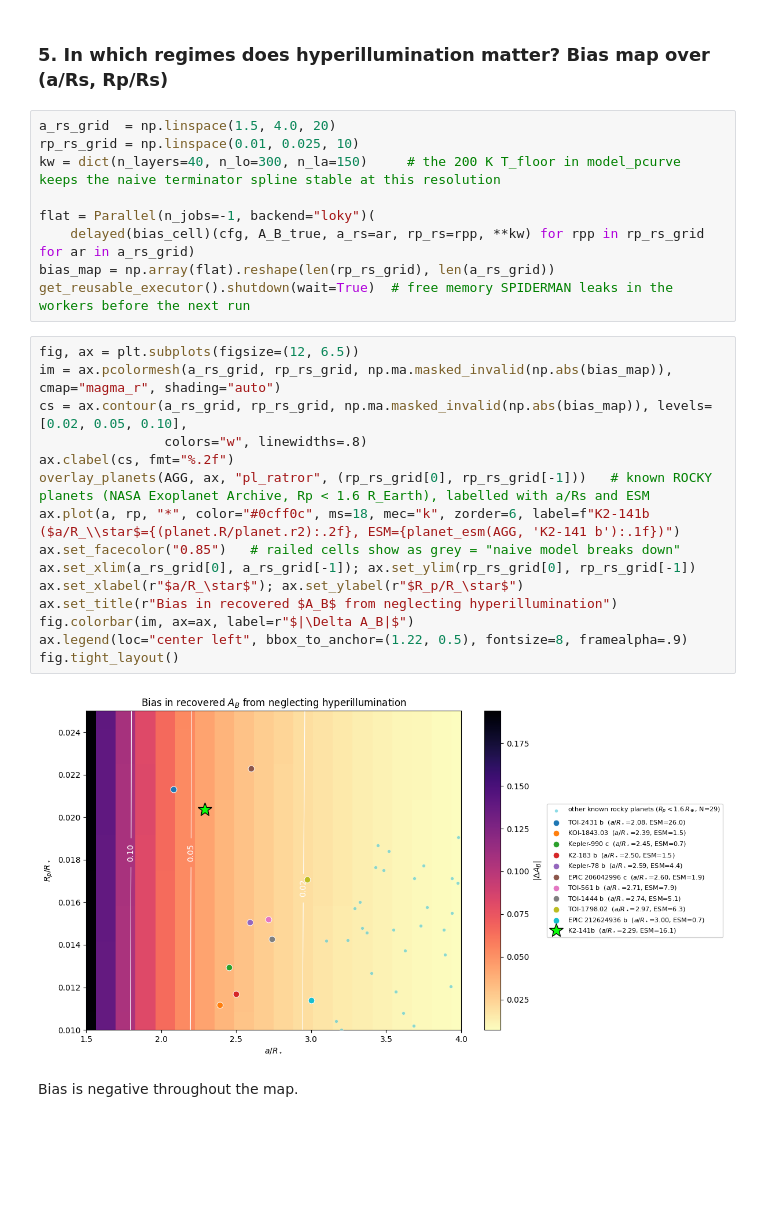
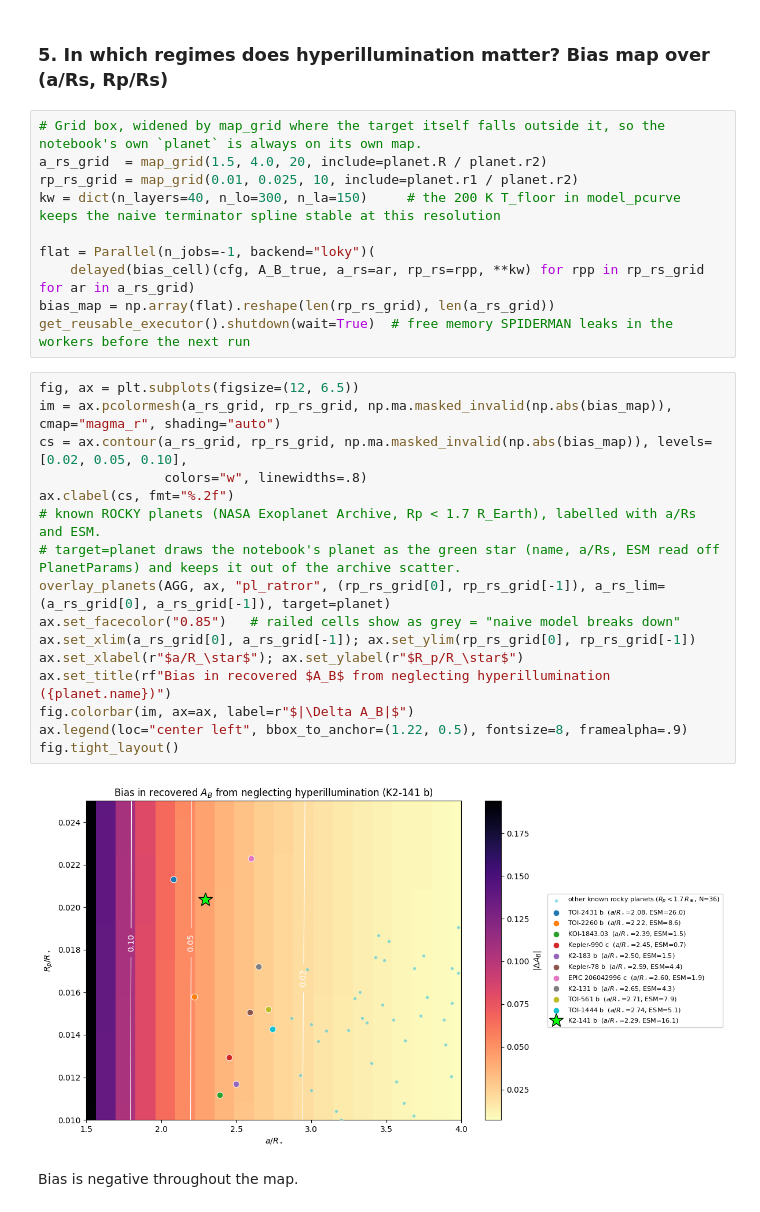
Before and after one commit to JonasSpiller/HyperPhase, a Jupyter notebook: HI PhaseCurve Fitting/AB_Bias.ipynb, the cells around one changed output. Drawn from its saved outputs; the diff is of its cells as text; blank space fills up the shorter version.

```diff
--- a/HI PhaseCurve Fitting/AB_Bias.ipynb
+++ b/HI PhaseCurve Fitting/AB_Bias.ipynb
@@ -281,8 +281,9 @@ In the saturated region on the left the naive model cannot reproduce the truth a
 # %% [markdown]
 ### 5. In which regimes does hyperillumination matter? Bias map over (a/Rs, Rp/Rs)
 # %%
-a_rs_grid  = np.linspace(1.5, 4.0, 20)
-rp_rs_grid = np.linspace(0.01, 0.025, 10)
+# Grid box, widened by map_grid where the target itself falls outside it, so the notebook's own `planet` is always on its own map.
+a_rs_grid  = map_grid(1.5, 4.0, 20, include=planet.R / planet.r2)
+rp_rs_grid = map_grid(0.01, 0.025, 10, include=planet.r1 / planet.r2)
 kw = dict(n_layers=40, n_lo=300, n_la=150)     # the 200 K T_floor in model_pcurve keeps the naive terminator spline stable at this resolution
 
 flat = Parallel(n_jobs=-1, backend="loky")(
@@ -292,19 +293,20 @@ get_reusable_executor().shutdown(wait=True)  # free memory SPIDERMAN leaks in th
 # %%
 fig, ax = plt.subplots(figsize=(12, 6.5))
 im = ax.pcolormesh(a_rs_grid, rp_rs_grid, np.ma.masked_invalid(np.abs(bias_map)), cmap="magma_r", shading="auto")
 cs = ax.contour(a_rs_grid, rp_rs_grid, np.ma.masked_invalid(np.abs(bias_map)), levels=[0.02, 0.05, 0.10],
                 colors="w", linewidths=.8)
 ax.clabel(cs, fmt="%.2f")
-overlay_planets(AGG, ax, "pl_ratror", (rp_rs_grid[0], rp_rs_grid[-1]))   # known ROCKY planets (NASA Exoplanet Archive, Rp < 1.6 R_Earth), labelled with a/Rs and ESM
-ax.plot(a, rp, "*", color="#0cff0c", ms=18, mec="k", zorder=6, label=f"K2-141b  ($a/R_\\star$={(planet.R/planet.r2):.2f}, ESM={planet_esm(AGG, 'K2-141 b'):.1f})")
+# known ROCKY planets (NASA Exoplanet Archive, Rp < 1.7 R_Earth), labelled with a/Rs and ESM.
+# target=planet draws the notebook's planet as the green star (name, a/Rs, ESM read off PlanetParams) and keeps it out of the archive scatter.
+overlay_planets(AGG, ax, "pl_ratror", (rp_rs_grid[0], rp_rs_grid[-1]), a_rs_lim=(a_rs_grid[0], a_rs_grid[-1]), target=planet)
 ax.set_facecolor("0.85")   # railed cells show as grey = "naive model breaks down"
 ax.set_xlim(a_rs_grid[0], a_rs_grid[-1]); ax.set_ylim(rp_rs_grid[0], rp_rs_grid[-1])
 ax.set_xlabel(r"$a/R_\star$"); ax.set_ylabel(r"$R_p/R_\star$")
-ax.set_title(r"Bias in recovered $A_B$ from neglecting hyperillumination")
+ax.set_title(rf"Bias in recovered $A_B$ from neglecting hyperillumination ({planet.name})")
 fig.colorbar(im, ax=ax, label=r"$|\Delta A_B|$")
 ax.legend(loc="center left", bbox_to_anchor=(1.22, 0.5), fontsize=8, framealpha=.9)
 fig.tight_layout()
 # %% [output]
-[figure, old version]
+[figure, new version]
 # %% [markdown]
 Bias is negative throughout the map.
```
Also changed, not shown: parts of 1 cell of this notebook, 1 other file.
